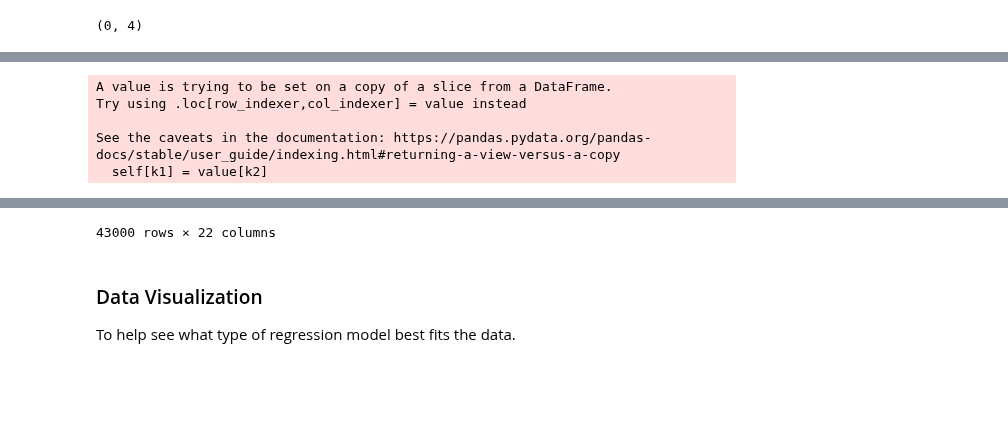
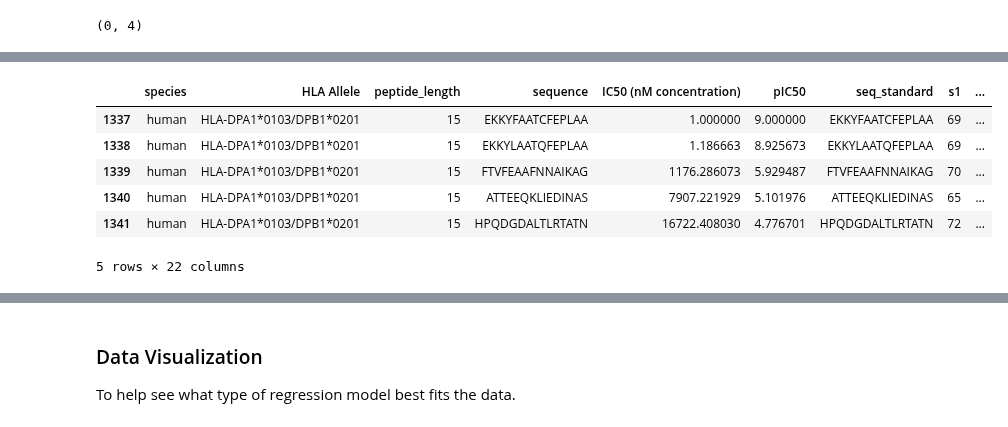
Before and after one commit to ryanquinnnelson/CMU-02718-HW5, a Jupyter notebook: 02_518_02_718_HW_5_ryann.ipynb, the cells around one changed output, grey strips where cells are left out. Drawn from its saved outputs; the diff is of its cells as text; code cells hidden in the pictures; blank space fills up the shorter version.

```diff
--- a/02_518_02_718_HW_5_ryann.ipynb
+++ b/02_518_02_718_HW_5_ryann.ipynb
@@ -616,14 +556,14 @@ See the caveats in the documentation: https://pandas.pydata.org/pandas-docs/stab
 # %%
-# split 15 sequence into one column per letter
 # encode letter as ASCII number
+col_list = ['s1','s2','s3','s4','s5','s6','s7','s8','s9','s10','s11','s12','s13','s14','s15']
+MHC2_df[col_list]=MHC2_df.seq_standard.apply(lambda x: pd.Series([ord(char) for char in str(x)]))
 
-col_list = ['s1','s2','s3','s4','s5','s6','s7','s8','s9','s10','s11','s12','s13','s14','s15']
-MHC2_filtered_df[col_list]=MHC2_filtered_df.seq_standard.apply(lambda x: pd.Series([ord(char) for char in str(x)]))
-
-MHC2_filtered_df
+MHC2_df.head()
 # %% [output]
+|  | species | HLA Allele | peptide_length | sequence | IC50 (nM concentration) | pIC50 | seq_standard | s1 | ... |
+| 1337 | human | HLA-DPA1*0103/DPB1*0201 | 15 | EKKYFAATCFEPLAA | 1.000000 | 9.000000 | EKKYFAATCFEPLAA | 69 | ... |
+| 1338 | human | HLA-DPA1*0103/DPB1*0201 | 15 | EKKYLAATQFEPLAA | 1.186663 | 8.925673 | EKKYLAATQFEPLAA | 69 | ... |
+| 1339 | human | HLA-DPA1*0103/DPB1*0201 | 15 | FTVFEAAFNNAIKAG | 1176.286073 | 5.929487 | FTVFEAAFNNAIKAG | 70 | ... |
+| 1340 | human | HLA-DPA1*0103/DPB1*0201 | 15 | ATTEEQKLIEDINAS | 7907.221929 | 5.101976 | ATTEEQKLIEDINAS | 65 | ... |
+| 1341 | human | HLA-DPA1*0103/DPB1*0201 | 15 | HPQDGDALTLRTATN | 16722.408030 | 4.776701 | HPQDGDALTLRTATN | 72 | ... |
-A value is trying to be set on a copy of a slice from a DataFrame.
-Try using .loc[row_indexer,col_indexer] = value instead
-
-See the caveats in the documentation: https://pandas.pydata.org/pandas-docs/stable/user_guide/indexing.html#returning-a-view-versus-a-copy
-  self[k1] = value[k2]
+5 rows × 22 columns
@@ -642,4 +570,3 @@ See the caveats in the documentation: https://pandas.pydata.org/pandas-docs/stab
-43000 rows × 22 columns
 # %% [markdown]
 ### Data Visualization
 To help see what type of regression model best fits the data.
```
Also changed, not shown: parts of 23 cells of this notebook.
